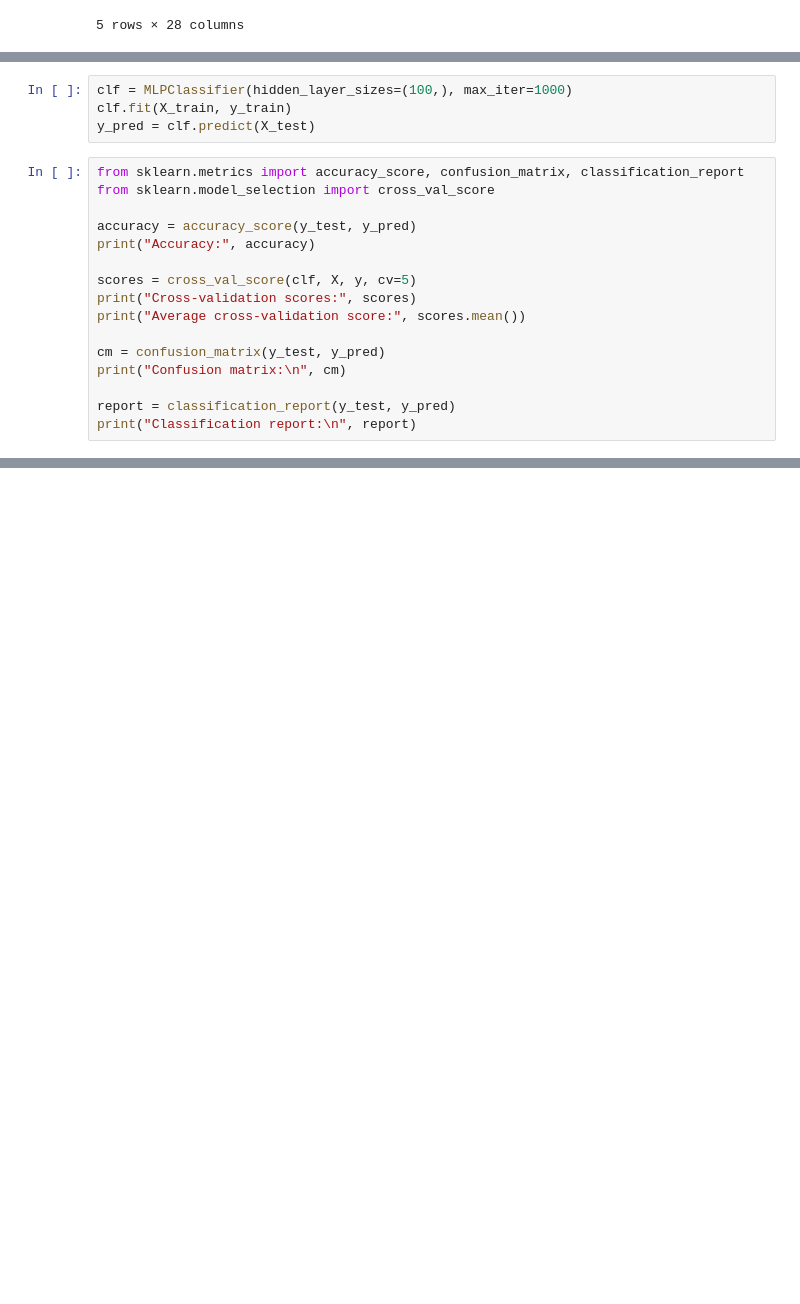
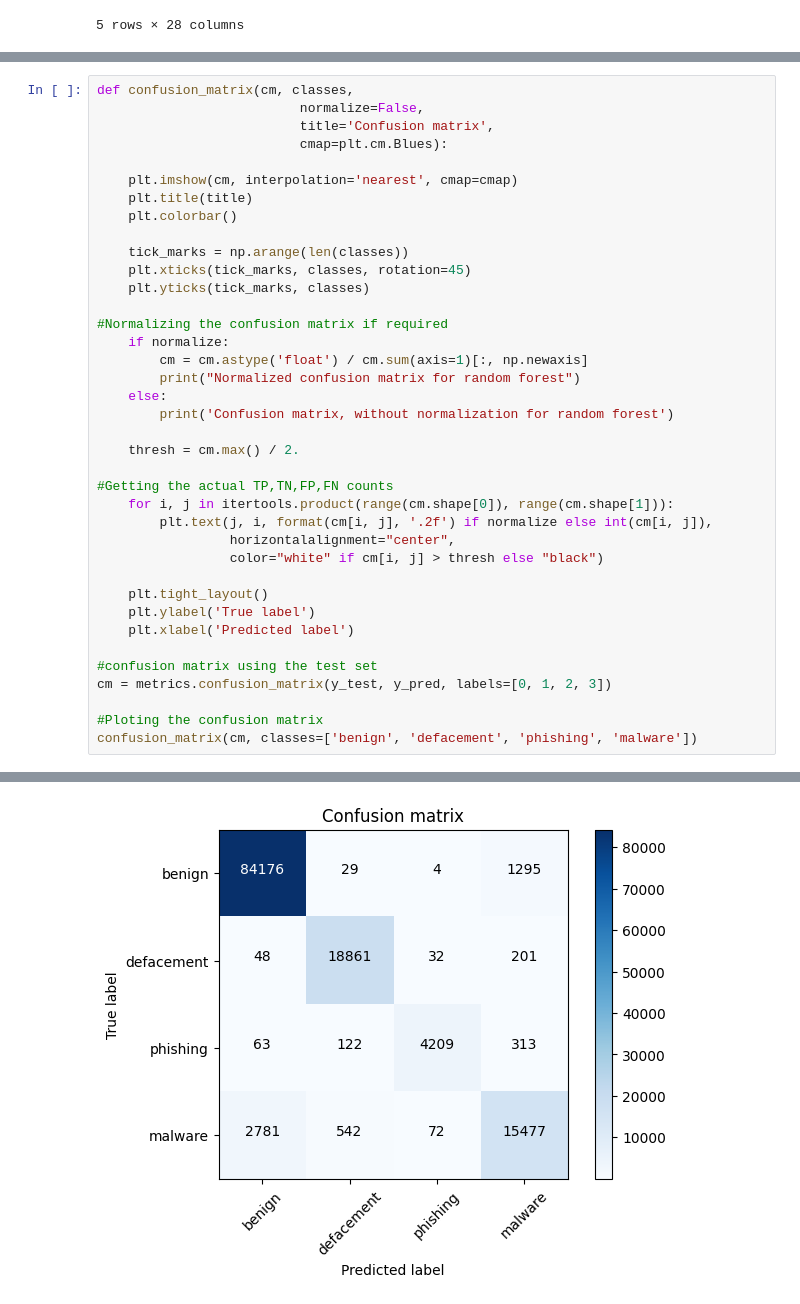
Before and after one commit to m2-areej/CSCT-Masters-Project, a Jupyter notebook: Detecting_Malicious_URLs.ipynb, the cells around one changed output, grey strips where cells are left out. Cells and saved outputs as stored; diff of their text form; blank space fills up the shorter version.

```diff
--- a/Detecting_Malicious_URLs.ipynb
+++ b/Detecting_Malicious_URLs.ipynb
@@ -383,20 +483,0 @@ Classification Report:
-# %%
-clf = MLPClassifier(hidden_layer_sizes=(100,), max_iter=1000)
-clf.fit(X_train, y_train)
-y_pred = clf.predict(X_test)
-# %%
-from sklearn.metrics import accuracy_score, confusion_matrix, classification_report
-from sklearn.model_selection import cross_val_score
-
-accuracy = accuracy_score(y_test, y_pred)
-print("Accuracy:", accuracy)
-
-scores = cross_val_score(clf, X, y, cv=5)
-print("Cross-validation scores:", scores)
-print("Average cross-validation score:", scores.mean())
-
-cm = confusion_matrix(y_test, y_pred)
-print("Confusion matrix:\n", cm)
-
-report = classification_report(y_test, y_pred)
-print("Classification report:\n", report)
@@ -535,0 +484,39 @@ MLPClassifier Prediction: [1]
+# %%
+def confusion_matrix(cm, classes,
+                          normalize=False,
+                          title='Confusion matrix',
+                          cmap=plt.cm.Blues):
+
+    plt.imshow(cm, interpolation='nearest', cmap=cmap)
+    plt.title(title)
+    plt.colorbar()
+
+    tick_marks = np.arange(len(classes))
+    plt.xticks(tick_marks, classes, rotation=45)
+    plt.yticks(tick_marks, classes)
+
+#Normalizing the confusion matrix if required
+    if normalize:
+        cm = cm.astype('float') / cm.sum(axis=1)[:, np.newaxis]
+        print("Normalized confusion matrix for random forest")
+    else:
+        print('Confusion matrix, without normalization for random forest')
+
+    thresh = cm.max() / 2.
+
+#Getting the actual TP,TN,FP,FN counts
+    for i, j in itertools.product(range(cm.shape[0]), range(cm.shape[1])):
+        plt.text(j, i, format(cm[i, j], '.2f') if normalize else int(cm[i, j]),
+                 horizontalalignment="center",
+                 color="white" if cm[i, j] > thresh else "black")
+
+    plt.tight_layout()
+    plt.ylabel('True label')
+    plt.xlabel('Predicted label')
+
+#confusion matrix using the test set
+cm = metrics.confusion_matrix(y_test, y_pred, labels=[0, 1, 2, 3])
+
+#Ploting the confusion matrix
+confusion_matrix(cm, classes=['benign', 'defacement', 'phishing', 'malware'])
+# %% [output]
@@ -535,0 +524 @@ MLPClassifier Prediction: [1]
+[figure, added]
```
Also changed, not shown: parts of 30 cells of this notebook.
